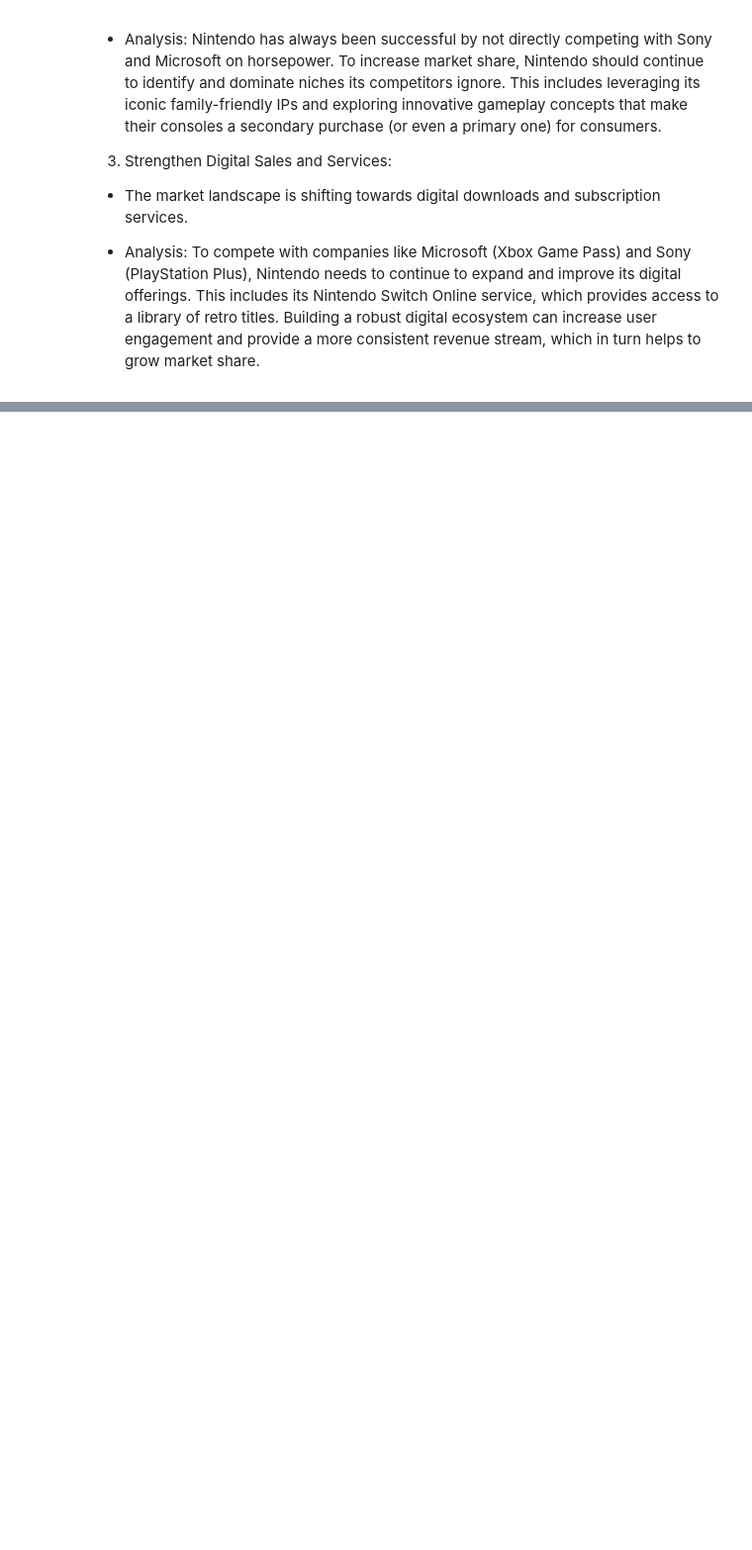
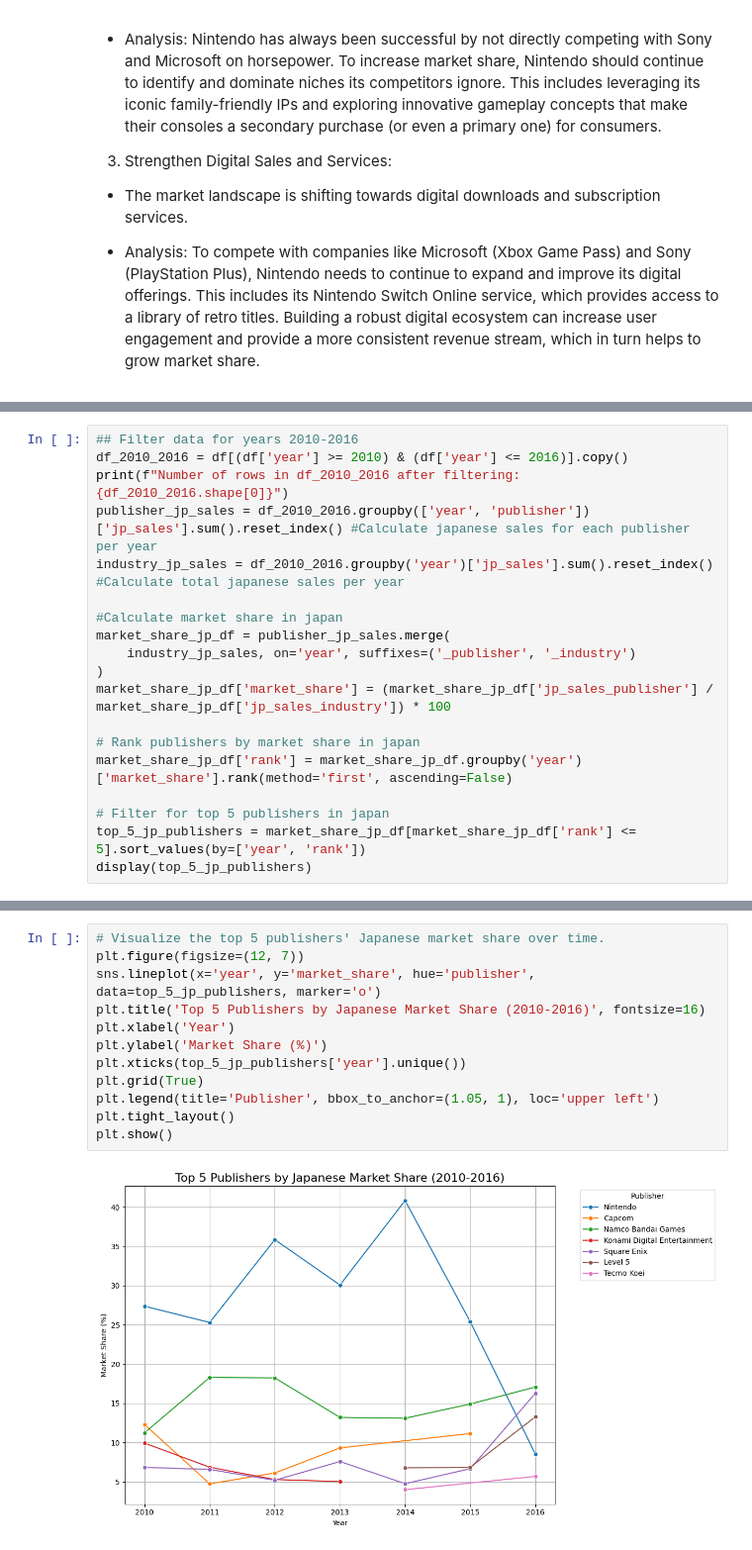
Before and after one commit to Kwasi-Dankwa/Game-sales, a Jupyter notebook: gamemodelling.ipynb, the cells around one changed output, grey strips where cells are left out. Shown at 99% size. Drawn from its saved outputs; the diff is of its cells as text; blank space fills up the shorter version.

Commit message:
adding final market share analysis

```diff
--- a/gamemodelling.ipynb
+++ b/gamemodelling.ipynb
@@ -413,0 +418,19 @@ To increase its market share, Nintendo can leverage its strengths and learn from
+# %%
+## Filter data for years 2010-2016
+df_2010_2016 = df[(df['year'] >= 2010) & (df['year'] <= 2016)].copy()
+print(f"Number of rows in df_2010_2016 after filtering: {df_2010_2016.shape[0]}")
+publisher_jp_sales = df_2010_2016.groupby(['year', 'publisher'])['jp_sales'].sum().reset_index() #Calculate japanese sales for each publisher per year
+industry_jp_sales = df_2010_2016.groupby('year')['jp_sales'].sum().reset_index() #Calculate total japanese sales per year
+
+#Calculate market share in japan
+market_share_jp_df = publisher_jp_sales.merge(
+    industry_jp_sales, on='year', suffixes=('_publisher', '_industry')
+)
+market_share_jp_df['market_share'] = (market_share_jp_df['jp_sales_publisher'] / market_share_jp_df['jp_sales_industry']) * 100
+
+# Rank publishers by market share in japan
+market_share_jp_df['rank'] = market_share_jp_df.groupby('year')['market_share'].rank(method='first', ascending=False)
+
+# Filter for top 5 publishers in japan
+top_5_jp_publishers = market_share_jp_df[market_share_jp_df['rank'] <= 5].sort_values(by=['year', 'rank'])
+display(top_5_jp_publishers)
@@ -413,0 +456,14 @@ To increase its market share, Nintendo can leverage its strengths and learn from
+# %%
+# Visualize the top 5 publishers' Japanese market share over time.
+plt.figure(figsize=(12, 7))
+sns.lineplot(x='year', y='market_share', hue='publisher', data=top_5_jp_publishers, marker='o')
+plt.title('Top 5 Publishers by Japanese Market Share (2010-2016)', fontsize=16)
+plt.xlabel('Year')
+plt.ylabel('Market Share (%)')
+plt.xticks(top_5_jp_publishers['year'].unique())
+plt.grid(True)
+plt.legend(title='Publisher', bbox_to_anchor=(1.05, 1), loc='upper left')
+plt.tight_layout()
+plt.show()
+# %% [output]
+[figure, added]
```
Also changed, not shown: parts of 7 cells of this notebook.
